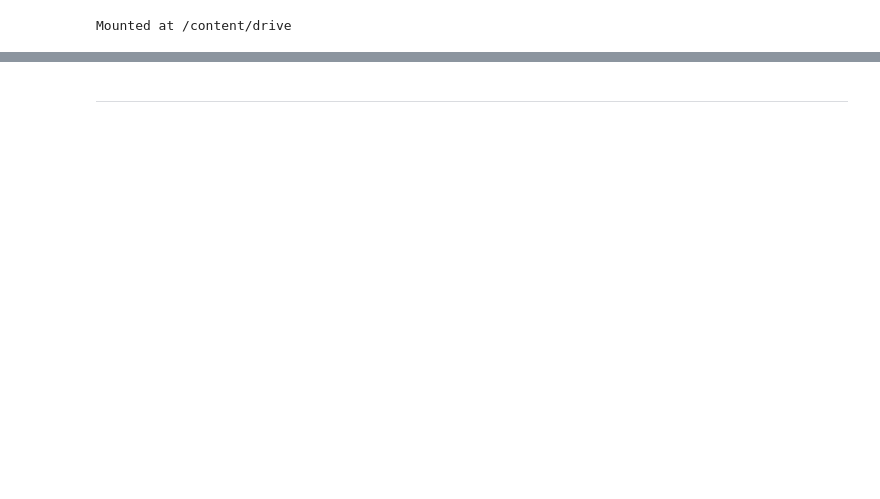
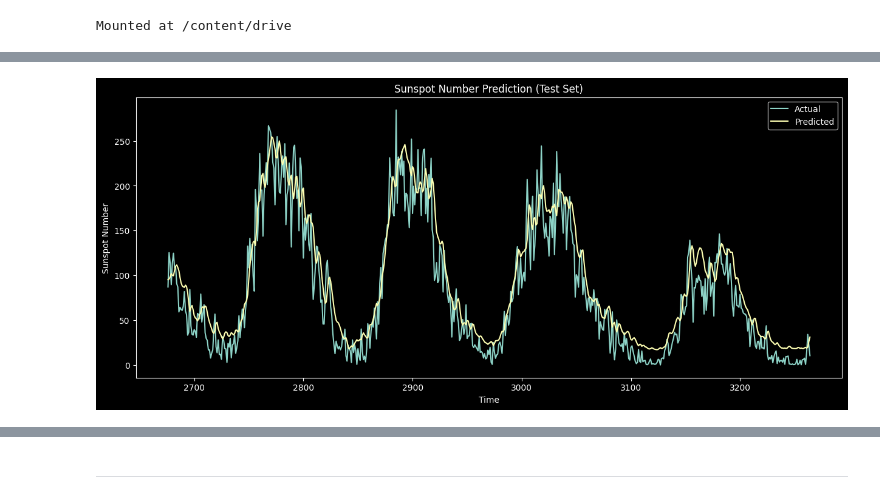
Before and after one commit to DCI-alxogm/ml2023-proditorIF, a Jupyter notebook: Final_Proy/Final_project_SunSpots_McLearn_BRM.ipynb, the cells around one changed output, grey strips where cells are left out. Drawn from its saved outputs; the diff is of its cells as text; code cells hidden in the pictures; blank space fills up the shorter version.

```diff
--- a/Final_Proy/Final_project_SunSpots_McLearn_BRM.ipynb
+++ b/Final_Proy/Final_project_SunSpots_McLearn_BRM.ipynb
@@ -162,0 +330,13 @@ for cycle_start, cycle_end in cycles:
+# %%
+# Compilar modelo
+model.compile(loss=tf.keras.losses.Huber(), optimizer='adam', metrics=["mae"])
+
+# Añadir conjunto de validación
+X_train, X_val, y_train, y_val = train_test_split(X_train, y_train, test_size=0.1, random_state=42)
+
+# Entrenar modelo
+history = model.fit(X_train, y_train, epochs=100, batch_size=batch_size, validation_data=(X_val, y_val), verbose=1)
+
+# Evaluar en conjunto de prueba
+test_loss, test_mae = model.evaluate(X_test, y_test, verbose=0)
+print(f'Test Loss: {test_loss}, Test MAE: {test_mae}')
@@ -162,0 +364,7 @@ for cycle_start, cycle_end in cycles:
+# %%
+# Realizar predicciones
+predictions = model.predict(X_test)
+
+# Desnormalizar predicciones y datos reales
+predictions_denorm = scaler.inverse_transform(predictions)
+y_test_denorm = scaler.inverse_transform(y_test.reshape(-1, 1))
@@ -162,0 +373,12 @@ for cycle_start, cycle_end in cycles:
+# %%
+# Plotear resultados para conjunto de prueba
+plt.figure(figsize=(15, 6))
+plt.plot(time[train_size + window_size:], y_test_denorm, label='Actual')
+plt.plot(time[train_size + window_size:], predictions_denorm, label='Predicted')
+plt.title('Sunspot Number Prediction (Test Set)')
+plt.xlabel('Time')
+plt.ylabel('Sunspot Number')
+plt.legend()
+plt.show()
+# %% [output]
+[figure, added]
```
Also changed, not shown: parts of 44 cells of this notebook.
